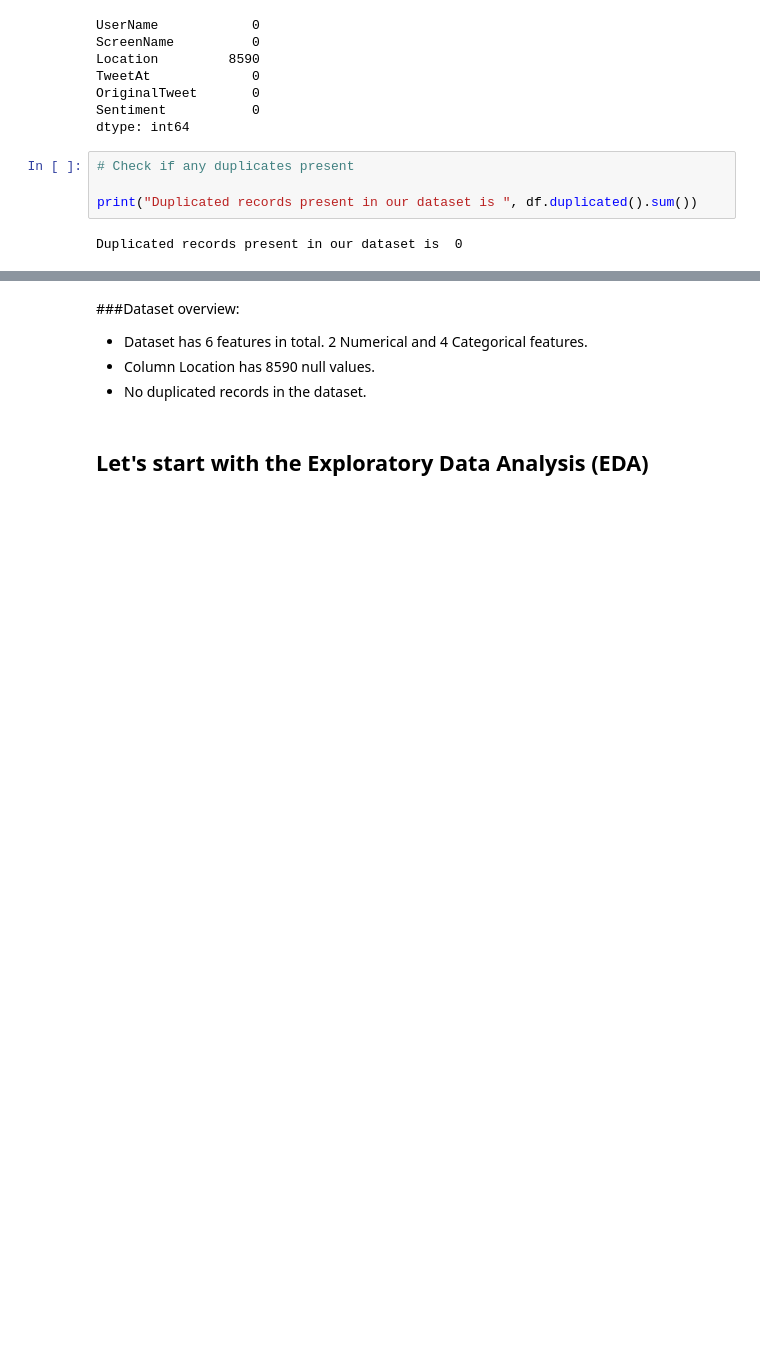
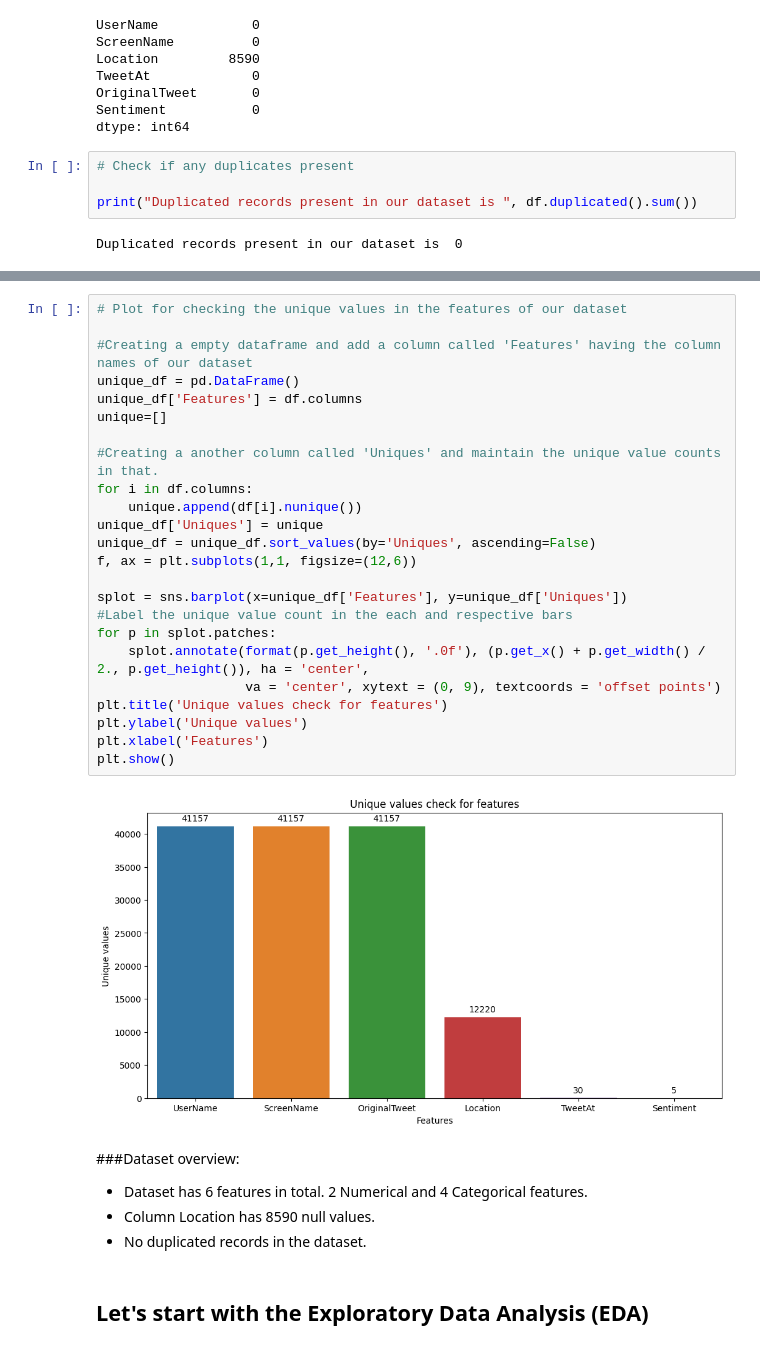
Before and after one commit to Mohamed-Harish-M-123/Capstone-Project-III, a Jupyter notebook: Coronavirus_Tweets_Sentiment_Analysis.ipynb, the cells around one changed output, grey strips where cells are left out. Cells and saved outputs as stored; diff of their text form; blank space fills up the shorter version.

Commit message:
edited unique plot code

```diff
--- a/Coronavirus_Tweets_Sentiment_Analysis.ipynb
+++ b/Coronavirus_Tweets_Sentiment_Analysis.ipynb
@@ -117,3 +97,29 @@ for column in df.columns:
+# %%
+# Plot for checking the unique values in the features of our dataset
+
+#Creating a empty dataframe and add a column called 'Features' having the column names of our dataset
+unique_df = pd.DataFrame()
+unique_df['Features'] = df.columns
+unique=[]
+
+#Creating a another column called 'Uniques' and maintain the unique value counts in that.
+for i in df.columns:
+    unique.append(df[i].nunique())
+unique_df['Uniques'] = unique
+unique_df = unique_df.sort_values(by='Uniques', ascending=False)
+f, ax = plt.subplots(1,1, figsize=(12,6))
+
+splot = sns.barplot(x=unique_df['Features'], y=unique_df['Uniques'])
+#Label the unique value count in the each and respective bars
+for p in splot.patches:
+    splot.annotate(format(p.get_height(), '.0f'), (p.get_x() + p.get_width() / 2., p.get_height()), ha = 'center',
+                   va = 'center', xytext = (0, 9), textcoords = 'offset points')
+plt.title('Unique values check for features')
+plt.ylabel('Unique values')
+plt.xlabel('Features')
+plt.show()
+# %% [output]
+[figure, added]
 # %% [markdown]
 ###Dataset overview:
 * Dataset has 6 features in total. 2 Numerical and 4 Categorical features.
```
Also changed, not shown: parts of 1 cell of this notebook.
